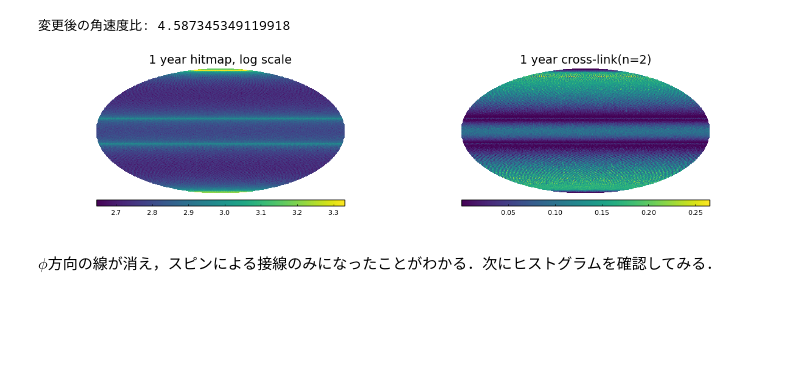
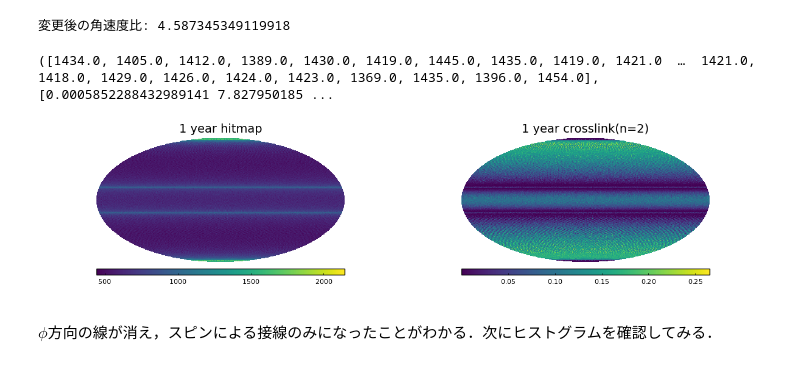
Before and after one commit to yusuke-takase/Falcons.jl, a Jupyter notebook: tutorial/Julia_in_Physics_2021_detail.ipynb, the cells around one changed output. Saved outputs shown, nothing was run; the diff lists cells and outputs as text; code cells hidden in the pictures; blank space fills up the shorter version.

```diff
--- a/tutorial/Julia_in_Physics_2021_detail.ipynb
+++ b/tutorial/Julia_in_Physics_2021_detail.ipynb
@@ -139,3 +134,12 @@ pointings["psi"]   # Array
 また，Hitmapを作成するためには`angtod2hitmap`関数を使用すれば良い．引数はNsideと$\theta, \phi$のTODである．
 
 上の使用例は原理的なもので，実際にPointing計算からHitmapの作成は`ScanningStrategy2map`関数で容易に行うことができる．
+# %%
+function array2map(map_array::Array)
+    nside = npix2nside(length(map_array))
+    m = HealpixMap{Float64, RingOrder}(nside)
+    m.pixels .= map_array
+    return m
+end
+
+hitmap, hmap = ScanningStrategy2map(ss, division=4, nmax=5)
@@ -232,18 +236,15 @@ println("変更後の角速度比: ", ss.spin_rpm/ss.prec_rpm)
 # %% [output]
 変更後の角速度比: 4.587345349119918
 # %%
-outmap = ScanningStrategy2map(ss, 4);
-
-hitmap = HealpixMap{Float64, RingOrder}(ss.nside)
-X_2 = HealpixMap{Float64, RingOrder}(ss.nside)
-hitmap.pixels = log10.(outmap[1])
-X_2.pixels = outmap[3];
+hitmap2, hmap2 = ScanningStrategy2map(ss, division=4, nmax=5)
+# %% [output]
+([1434.0, 1405.0, 1412.0, 1389.0, 1430.0, 1419.0, 1445.0, 1435.0, 1419.0, 1421.0  …  1421.0, 1418.0, 1429.0, 1426.0, 1424.0, 1423.0, 1369.0, 1435.0, 1396.0, 1454.0], [0.0005852288432989141 7.827950185 ...
 # %%
-hit = Plots.plot(hitmap, c=:viridis, title="1 year hitmap, log scale")
-xlink = Plots.plot(X_2, c=:viridis, title="1 year cross-link(n=2)");
+hit = Plots.plot(hitmap2 |> array2map, c=:viridis, title="1 year hitmap")
+xlink = Plots.plot(hmap2[:,2] |> array2map, c=:viridis, title="1 year crosslink(n=2)");
 Plots.plot(hit, xlink, layout=(1,2), size=(1200,300))
 # %% [output]
-[figure, old version]
+[figure, new version]
 # %% [markdown]
 $\phi$方向の線が消え，スピンによる接線のみになったことがわかる．次にヒストグラムを確認してみる．
 # %%
```
Also changed, not shown: parts of 12 cells of this notebook, 9 other files.
